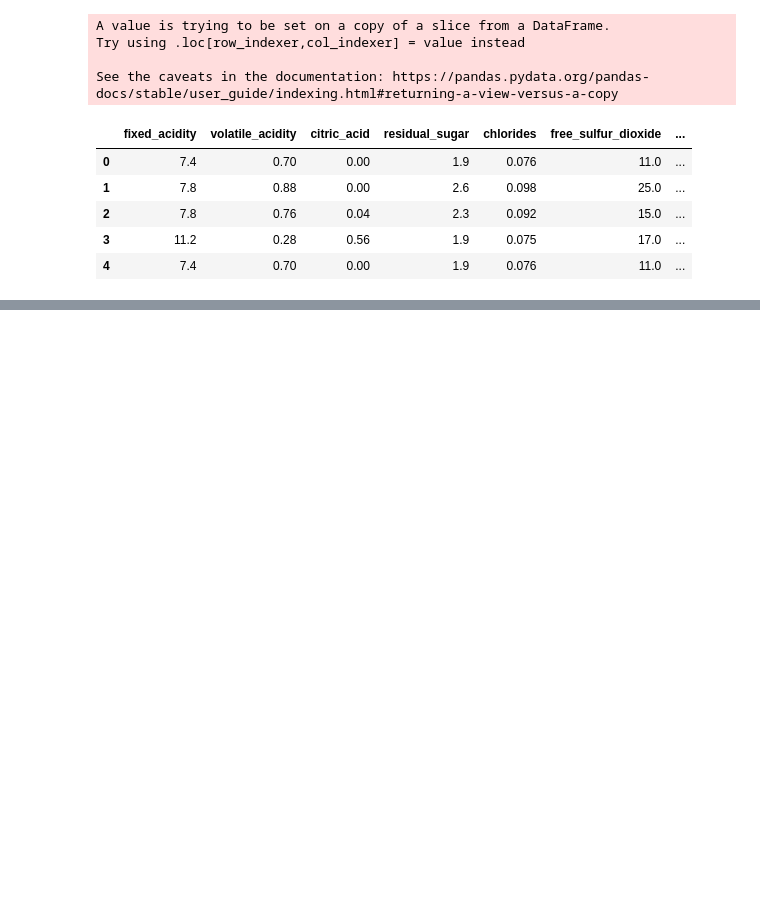
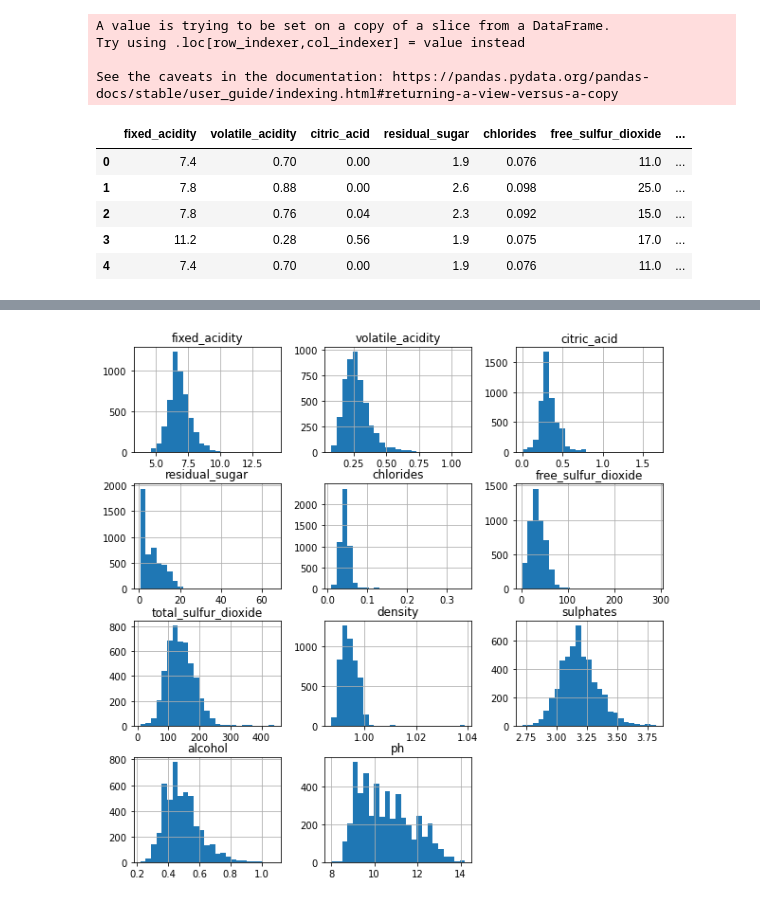
Before and after one commit to Qian8988/Final-Project-Team-7, a Jupyter notebook: all_models_EDA.ipynb, the cells around one changed output, grey strips where cells are left out. Drawn from its saved outputs; the diff is of its cells as text; code cells hidden in the pictures; blank space fills up the shorter version.

```diff
--- a/all_models_EDA.ipynb
+++ b/all_models_EDA.ipynb
@@ -133,0 +163,7 @@ plt.show()
+# %%
+white_df.hist(bins=25,figsize=(10,10),column=['fixed_acidity', 'volatile_acidity', 'citric_acid', 'residual_sugar', 'chlorides', 'free_sulfur_dioxide', 'total_sulfur_dioxide', 'density', 'sulphates',
+'alcohol', 'ph'])
+# display histogram
+plt.show()
+# %% [output]
+[figure, added]
```
Also changed, not shown: parts of 17 cells of this notebook.
